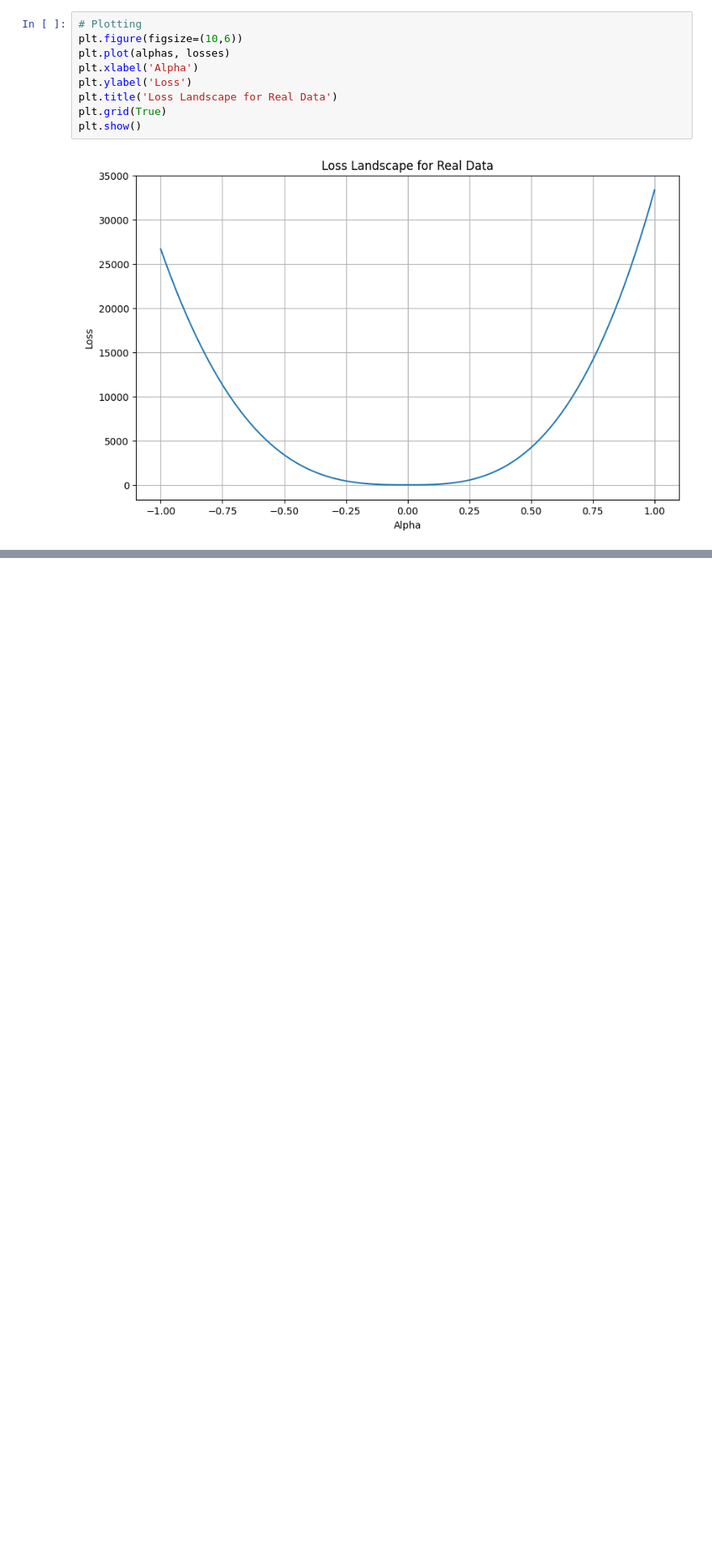
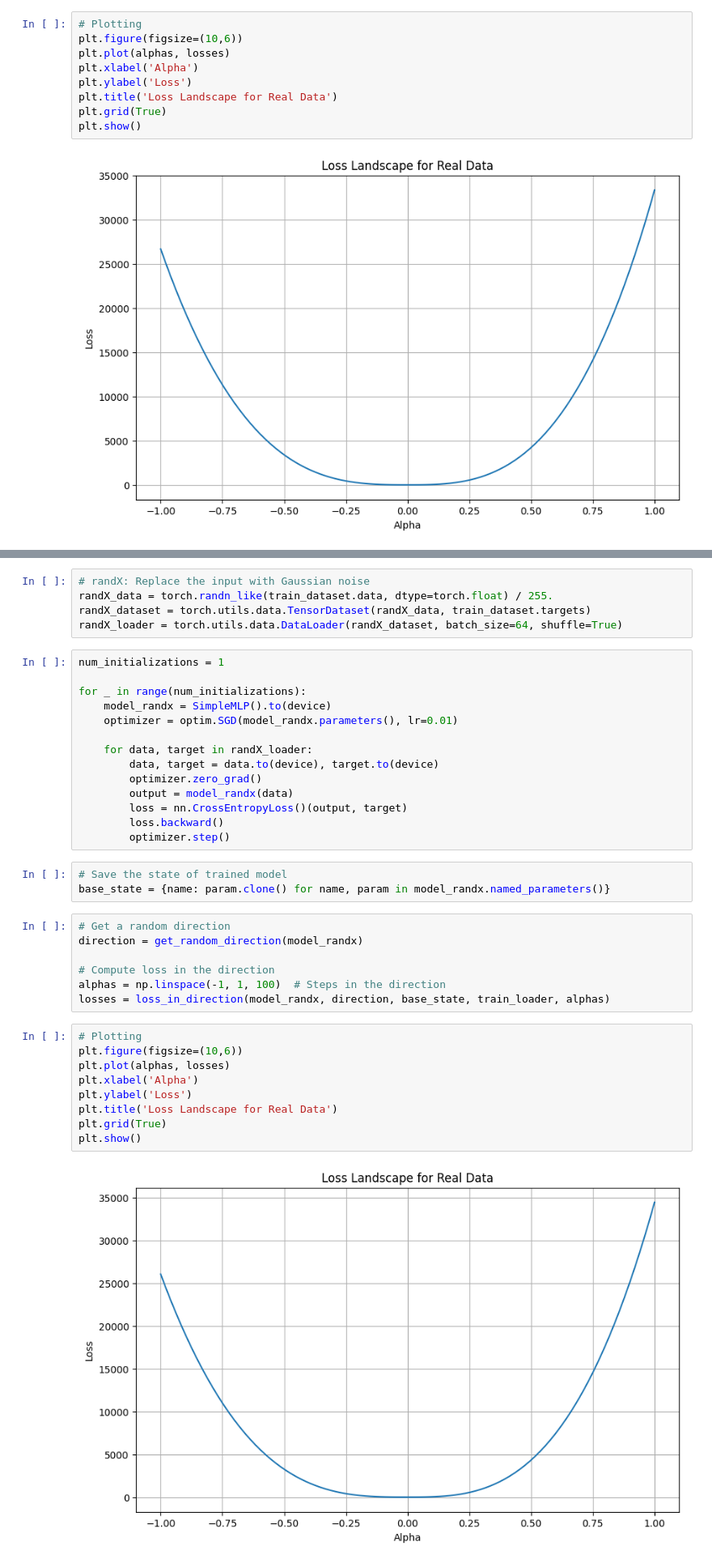
Before and after one commit to ris0801/Generalization-DeepLearning, a Jupyter notebook: AdvancedProject_Figure1_MNIST.ipynb, the cells around one changed output, grey strips where cells are left out. Shown at 81% size. Drawn from its saved outputs; the diff is of its cells as text; blank space fills up the shorter version.

```diff
--- a/AdvancedProject_Figure1_MNIST.ipynb
+++ b/AdvancedProject_Figure1_MNIST.ipynb
@@ -442,0 +447,40 @@ plt.show()
+# %%
+# randX: Replace the input with Gaussian noise
+randX_data = torch.randn_like(train_dataset.data, dtype=torch.float) / 255.
+randX_dataset = torch.utils.data.TensorDataset(randX_data, train_dataset.targets)
+randX_loader = torch.utils.data.DataLoader(randX_dataset, batch_size=64, shuffle=True)
+# %%
+num_initializations = 1
+
+for _ in range(num_initializations):
+    model_randx = SimpleMLP().to(device)
+    optimizer = optim.SGD(model_randx.parameters(), lr=0.01)
+
+    for data, target in randX_loader:
+        data, target = data.to(device), target.to(device)
+        optimizer.zero_grad()
+        output = model_randx(data)
+        loss = nn.CrossEntropyLoss()(output, target)
+        loss.backward()
+        optimizer.step()
+# %%
+# Save the state of trained model
+base_state = {name: param.clone() for name, param in model_randx.named_parameters()}
+# %%
+# Get a random direction
+direction = get_random_direction(model_randx)
+
+# Compute loss in the direction
+alphas = np.linspace(-1, 1, 100)  # Steps in the direction
+losses = loss_in_direction(model_randx, direction, base_state, train_loader, alphas)
+# %%
+# Plotting
+plt.figure(figsize=(10,6))
+plt.plot(alphas, losses)
+plt.xlabel('Alpha')
+plt.ylabel('Loss')
+plt.title('Loss Landscape for Real Data')
+plt.grid(True)
+plt.show()
+# %% [output]
+[figure, added]
```
Also changed, not shown: parts of 8 cells of this notebook.
